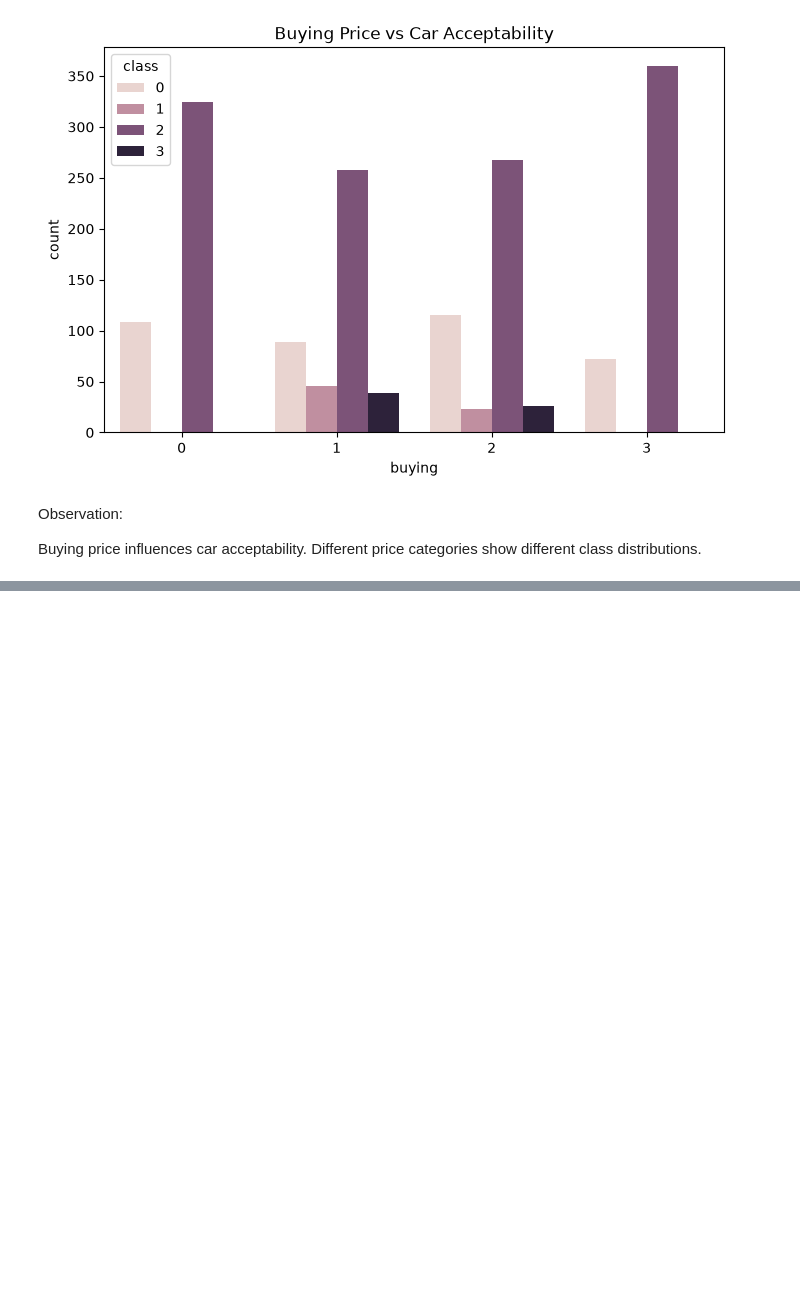
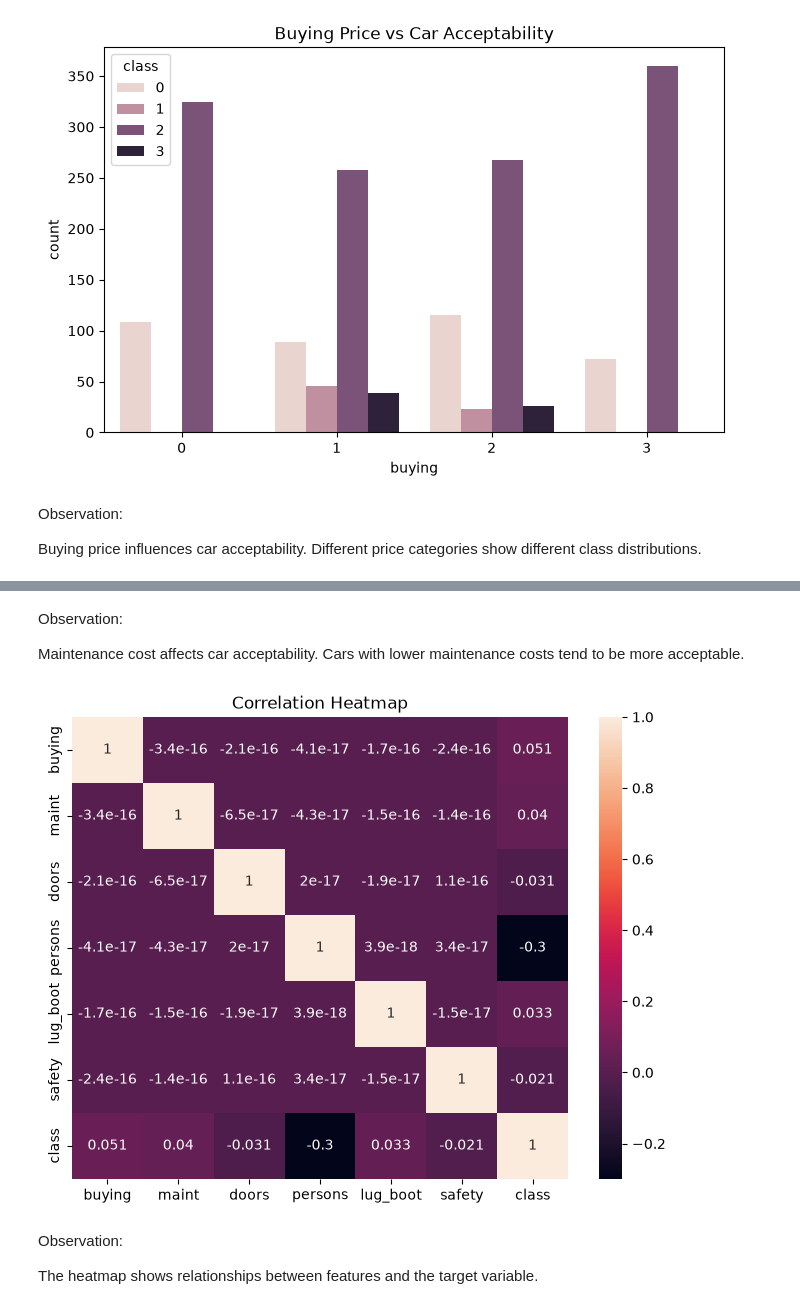
Before and after one commit to DunminiRathnayake/Car_Acceptability_Project, a Jupyter notebook: notebooks/03_eda.ipynb, the cells around one changed output, grey strips where cells are left out. Saved outputs shown, nothing was run; the diff lists cells and outputs as text; code cells hidden in the pictures; blank space fills up the shorter version.

```diff
--- a/notebooks/03_eda.ipynb
+++ b/notebooks/03_eda.ipynb
@@ -58,0 +69,18 @@ Buying price influences car acceptability. Different price categories show diffe
+# %% [markdown]
+Observation:
+
+Maintenance cost affects car acceptability. Cars with lower maintenance costs tend to be more acceptable.
+# %%
+plt.figure(figsize=(8,6))
+
+sns.heatmap(df.corr(), annot=True)
+
+plt.title('Correlation Heatmap')
+
+plt.show()
+# %% [output]
+[figure, added]
+# %% [markdown]
+Observation:
+
+The heatmap shows relationships between features and the target variable.
```
Also changed, not shown: parts of 1 cell of this notebook.
